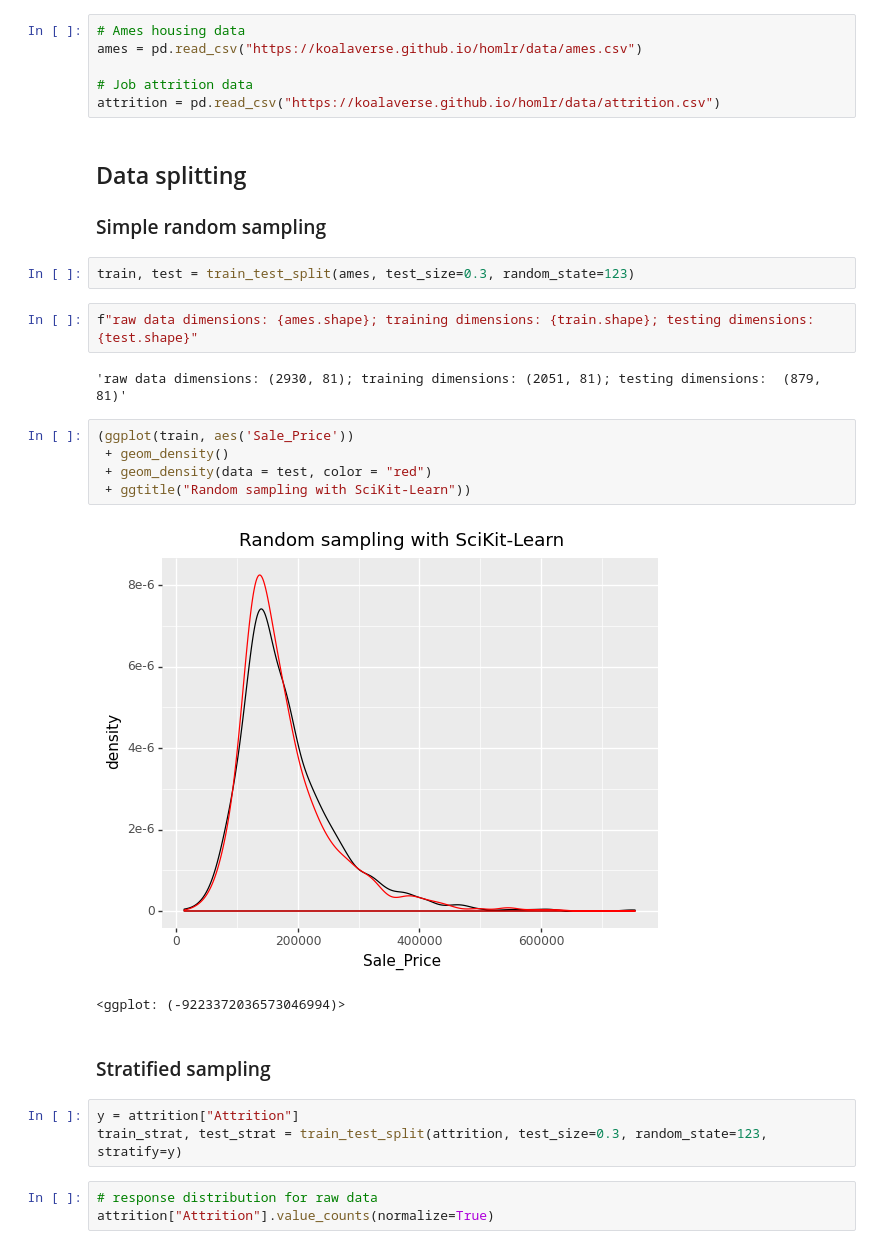
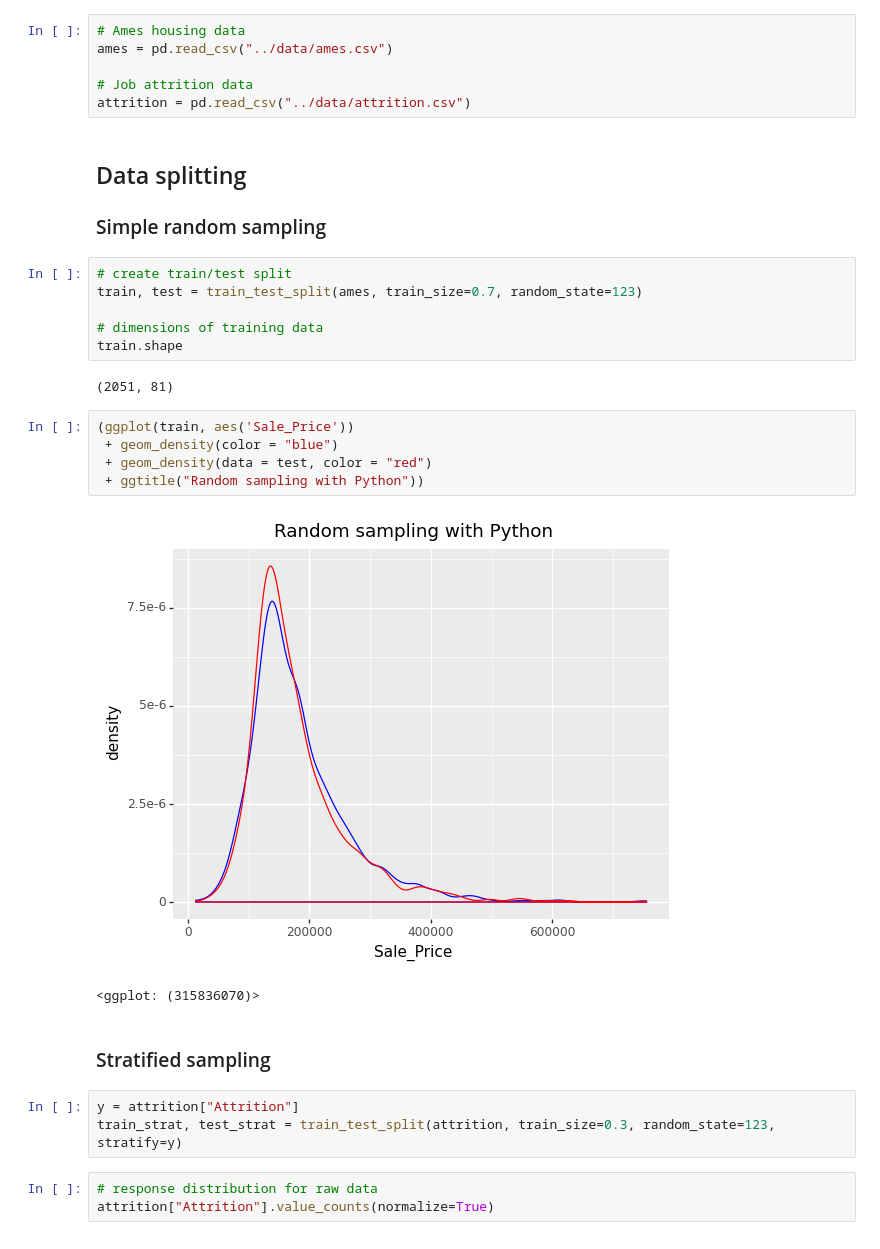
Before and after one commit to timiogunmakin/misk-homl, a Jupyter notebook: materials/Python/02-modeling-process.ipynb, the cells around one changed output. Saved outputs shown, nothing was run; the diff lists cells and outputs as text.

Commit message:
add Python content to module 2

```diff
--- a/materials/Python/02-modeling-process.ipynb
+++ b/materials/Python/02-modeling-process.ipynb
@@ -26,33 +20,35 @@ from sklearn.model_selection import RepeatedKFold
 Data used:
 # %%
 # Ames housing data
-ames = pd.read_csv("https://koalaverse.github.io/homlr/data/ames.csv")
+ames = pd.read_csv("../data/ames.csv")
 
 # Job attrition data
-attrition = pd.read_csv("https://koalaverse.github.io/homlr/data/attrition.csv")
+attrition = pd.read_csv("../data/attrition.csv")
 # %% [markdown]
 ## Data splitting
 
 ### Simple random sampling
-# %%
-train, test = train_test_split(ames, test_size=0.3, random_state=123)
-# %%
-f"raw data dimensions: {ames.shape}; training dimensions: {train.shape}; testing dimensions:  {test.shape}"
-# %% [output]
-'raw data dimensions: (2930, 81); training dimensions: (2051, 81); testing dimensions:  (879, 81)'
+# %%
+# create train/test split
+train, test = train_test_split(ames, train_size=0.7, random_state=123)
+
+# dimensions of training data
+train.shape
+# %% [output]
+(2051, 81)
 # %%
 (ggplot(train, aes('Sale_Price'))
- + geom_density()
+ + geom_density(color = "blue")
  + geom_density(data = test, color = "red")
- + ggtitle("Random sampling with SciKit-Learn"))
+ + ggtitle("Random sampling with Python"))
 # %% [output]
-[figure, old version]
+[figure, new version]
-<ggplot: (-9223372036573046994)>
+<ggplot: (315836070)>
 # %% [markdown]
 ### Stratified sampling
 # %%
 y = attrition["Attrition"]
-train_strat, test_strat = train_test_split(attrition, test_size=0.3, random_state=123, stratify=y)
+train_strat, test_strat = train_test_split(attrition, train_size=0.3, random_state=123, stratify=y)
 # %%
 # response distribution for raw data
 attrition["Attrition"].value_counts(normalize=True)
```
Also changed, not shown: parts of 31 cells of this notebook, 11 other files.
